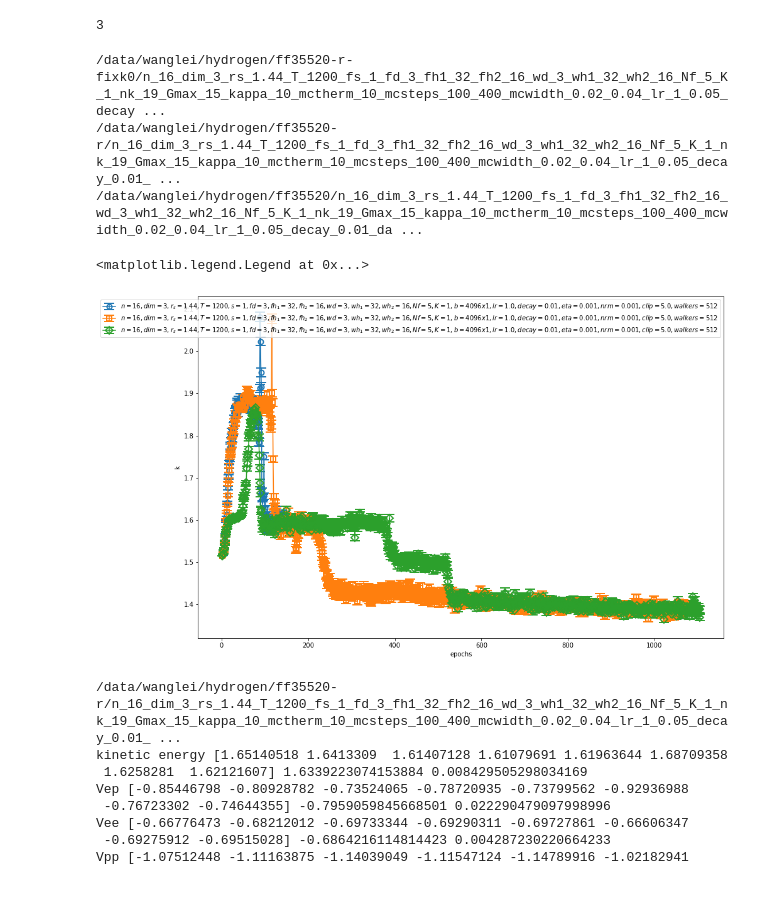
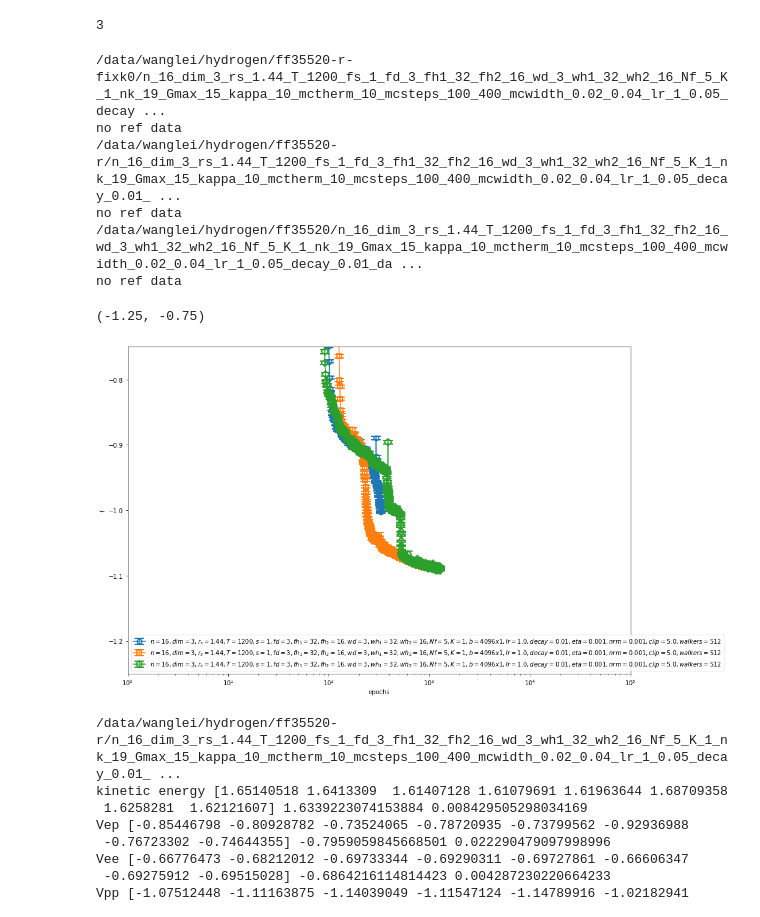
Before and after one commit to fermiflow/hydrogen, a Jupyter notebook: analysis/analysis.ipynb, the cells around one changed output. Drawn from its saved outputs; the diff is of its cells as text; code cells hidden in the pictures.

```diff
--- a/analysis/analysis.ipynb
+++ b/analysis/analysis.ipynb
@@ -74,7 +74,7 @@ len(files)
 # %% [output]
 3
 # %%
-obs = 'k'
+obs = 'f'
 
 markers = ['o', 's', 'D', '*', 'x', '^', '<', 'h', '>', 'd', 'X', 'v', 'h', '1']
 colors = ['C0', 'C1','C2', 'C3', 'C4', 'C6', 'C5', 'C7', 'C8', 'C9', 'C10', 'C11', 'C12', 'C13']
@@ -96,38 +96,41 @@ for f, marker, color in zip(files, markers, colors):
         yerr = np.sqrt(df['e_err'].values**2 + df['vpp_err'].values**2)
     elif obs in ['acc_s', 'acc_x']:
         y = df[obs].values
         yerr = np.zeros_like(y)
     else:
         y, yerr = df[obs].values, df[obs+'_err'].values
 
     plt.errorbar(df['epoch'].values, y, yerr=yerr,
                  marker=marker, color=color,markerfacecolor='none',
                  markeredgewidth=2, ms=8, capsize=8, label=label)
 
     try:
         ref_value = ref_df.query('(T==%g) & (rs==%g)'%(T, rs))[obs].values[0]
         if obs in ['etot', 'k', 'vtot']: ref_value = 2*ref_value
         plt.axhline(y=ref_value, color='r')
 
     except KeyError or IndexError:
         print ('no ref data')
 
     #if obs == 'p': plt.ylim([100, 400])
     #if obs in ['f', 'etot', 'e', 'vtot']: plt.ylim([1, 2])
 
 plt.ylabel(obs)
 plt.xlabel('epochs')
-#plt.xlim([1, 1e5])
-#plt.xscale('log')
+plt.xlim([1, 1e5])
+plt.xscale('log')
 plt.legend(loc='best')
-#plt.ylim([-1.25, -0.75])
+plt.ylim([-1.25, -0.75])
 #plt.axhline(y=0.15159471136709557 , color='r')
 # %% [output]
 /data/wanglei/hydrogen/ff35520-r-fixk0/n_16_dim_3_rs_1.44_T_1200_fs_1_fd_3_fh1_32_fh2_16_wd_3_wh1_32_wh2_16_Nf_5_K_1_nk_19_Gmax_15_kappa_10_mctherm_10_mcsteps_100_400_mcwidth_0.02_0.04_lr_1_0.05_decay ...
+no ref data
 /data/wanglei/hydrogen/ff35520-r/n_16_dim_3_rs_1.44_T_1200_fs_1_fd_3_fh1_32_fh2_16_wd_3_wh1_32_wh2_16_Nf_5_K_1_nk_19_Gmax_15_kappa_10_mctherm_10_mcsteps_100_400_mcwidth_0.02_0.04_lr_1_0.05_decay_0.01_ ...
+no ref data
 /data/wanglei/hydrogen/ff35520/n_16_dim_3_rs_1.44_T_1200_fs_1_fd_3_fh1_32_fh2_16_wd_3_wh1_32_wh2_16_Nf_5_K_1_nk_19_Gmax_15_kappa_10_mctherm_10_mcsteps_100_400_mcwidth_0.02_0.04_lr_1_0.05_decay_0.01_da ...
+no ref data
-<matplotlib.legend.Legend at 0x...>
+(-1.25, -0.75)
-[figure, old version]
+[figure, new version]
 # %%
 import sys, os
 sys.path.append("/home/wanglei/hydrogen/src")
```
Also changed, not shown: parts of 1 cell of this notebook, 5 other files.
